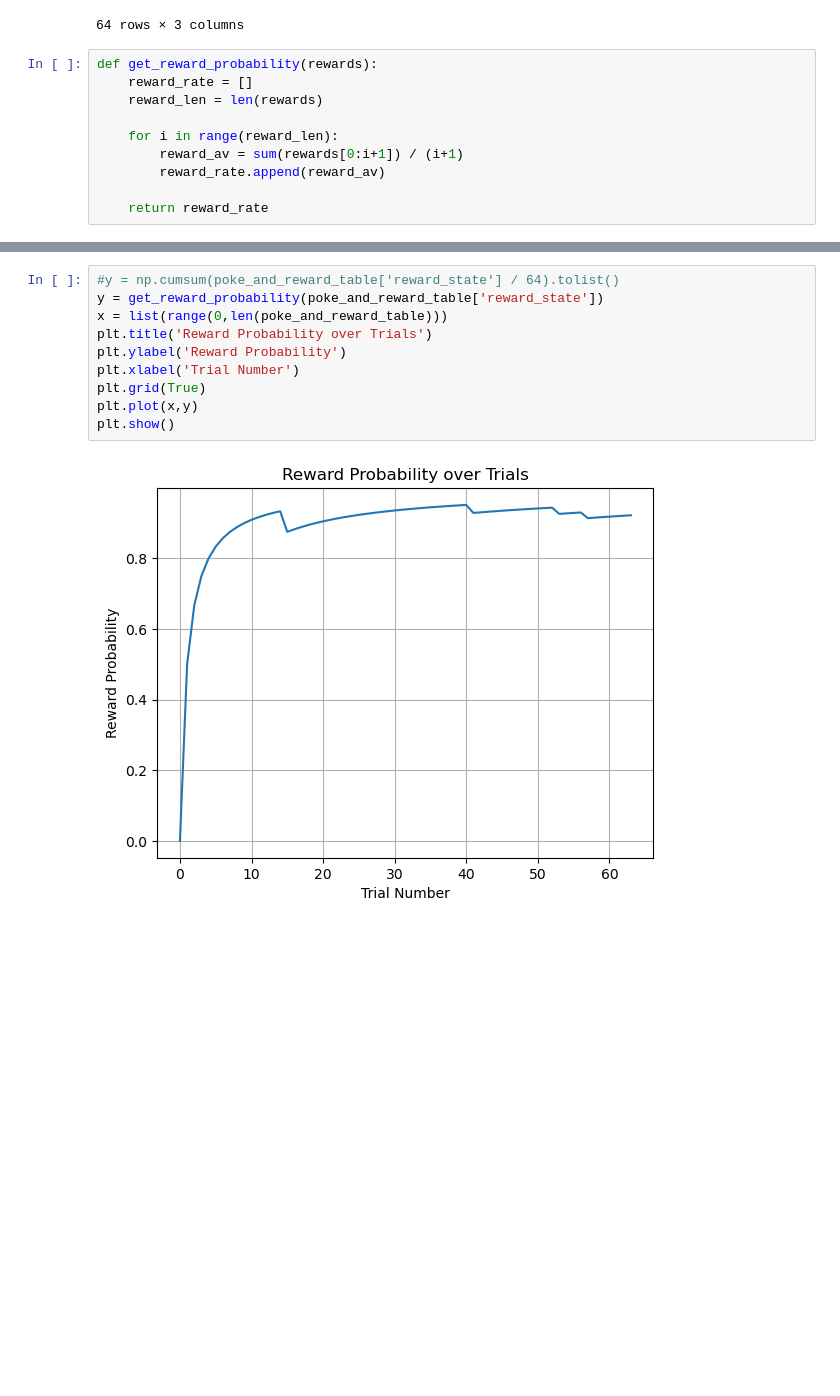
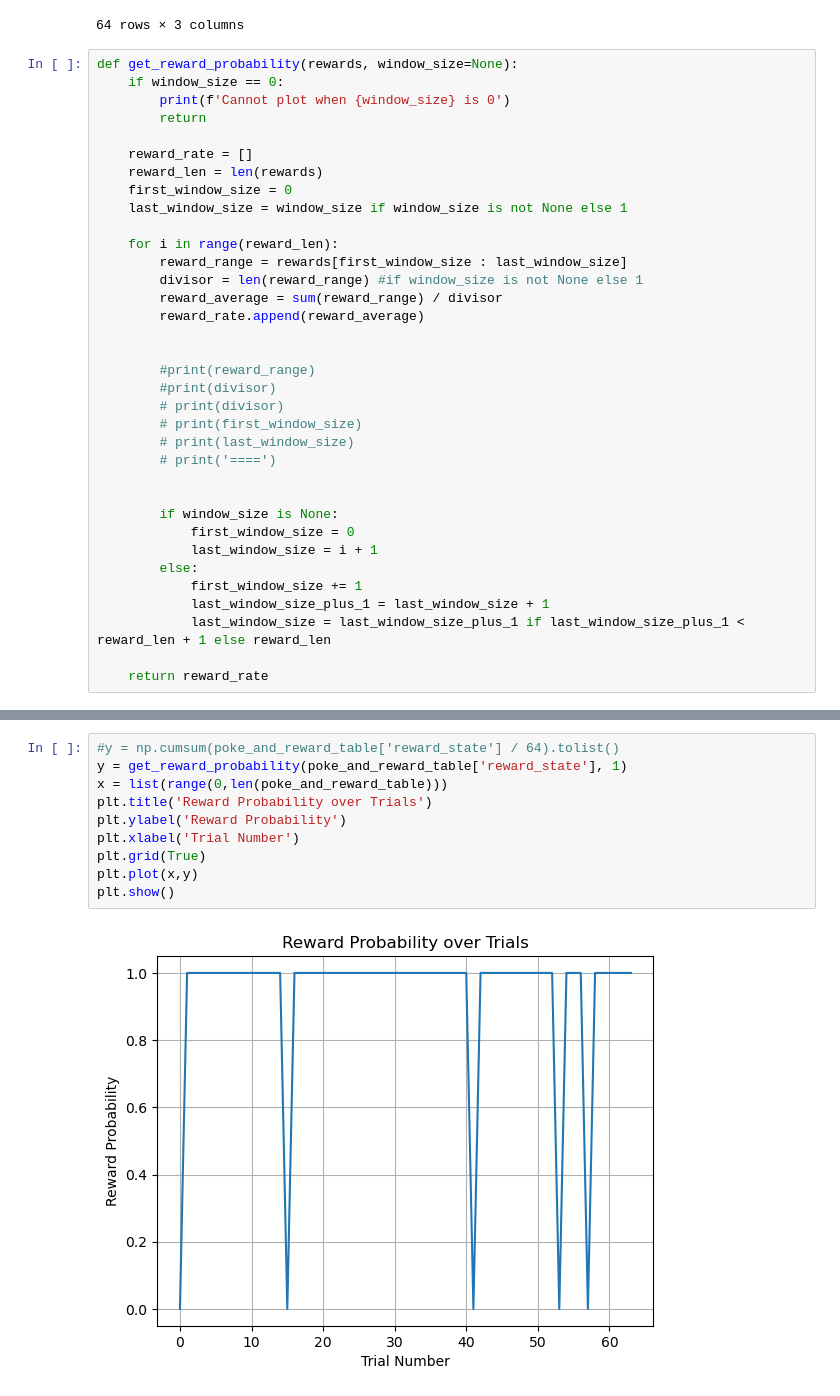
Before and after one commit to zoldello/phil-spyglass-analysis, a Jupyter notebook: w-track-performance.ipynb, the cells around one changed output, grey strips where cells are left out. Saved outputs shown, nothing was run; the diff lists cells and outputs as text; blank space fills up the shorter version.

```diff
--- a/w-track-performance.ipynb
+++ b/w-track-performance.ipynb
@@ -658,12 +658,37 @@ poke_and_reward_table
 | 14 | 1 | 1215.420176 | 7 |
 64 rows × 3 columns
 # %%
-def get_reward_probability(rewards):
+def get_reward_probability(rewards, window_size=None):
+    if window_size == 0:
+        print(f'Cannot plot when {window_size} is 0')
+        return
+
     reward_rate = []
     reward_len = len(rewards)
+    first_window_size = 0
+    last_window_size = window_size if window_size is not None else 1
 
     for i in range(reward_len):
-        reward_av = sum(rewards[0:i+1]) / (i+1)
-        reward_rate.append(reward_av)
+        reward_range = rewards[first_window_size : last_window_size]
+        divisor = len(reward_range) #if window_size is not None else 1
+        reward_average = sum(reward_range) / divisor
+        reward_rate.append(reward_average)
+
+
+        #print(reward_range)
+        #print(divisor)
+        # print(divisor)
+        # print(first_window_size)
+        # print(last_window_size)
+        # print('====')
+
+
+        if window_size is None:
+            first_window_size = 0
+            last_window_size = i + 1
+        else:
+            first_window_size += 1
+            last_window_size_plus_1 = last_window_size + 1
+            last_window_size = last_window_size_plus_1 if last_window_size_plus_1 < reward_len + 1 else reward_len
 
     return reward_rate
@@ -673,13 +695,13 @@ y1
 # %%
 #y = np.cumsum(poke_and_reward_table['reward_state'] / 64).tolist()
-y = get_reward_probability(poke_and_reward_table['reward_state'])
+y = get_reward_probability(poke_and_reward_table['reward_state'], 1)
 x = list(range(0,len(poke_and_reward_table)))
 plt.title('Reward Probability over Trials')
 plt.ylabel('Reward Probability')
 plt.xlabel('Trial Number')
 plt.grid(True)
 plt.plot(x,y)
 plt.show()
 # %% [output]
-[figure, old version]
+[figure, new version]
 # %%
```
Also changed, not shown: parts of 2 cells of this notebook.
